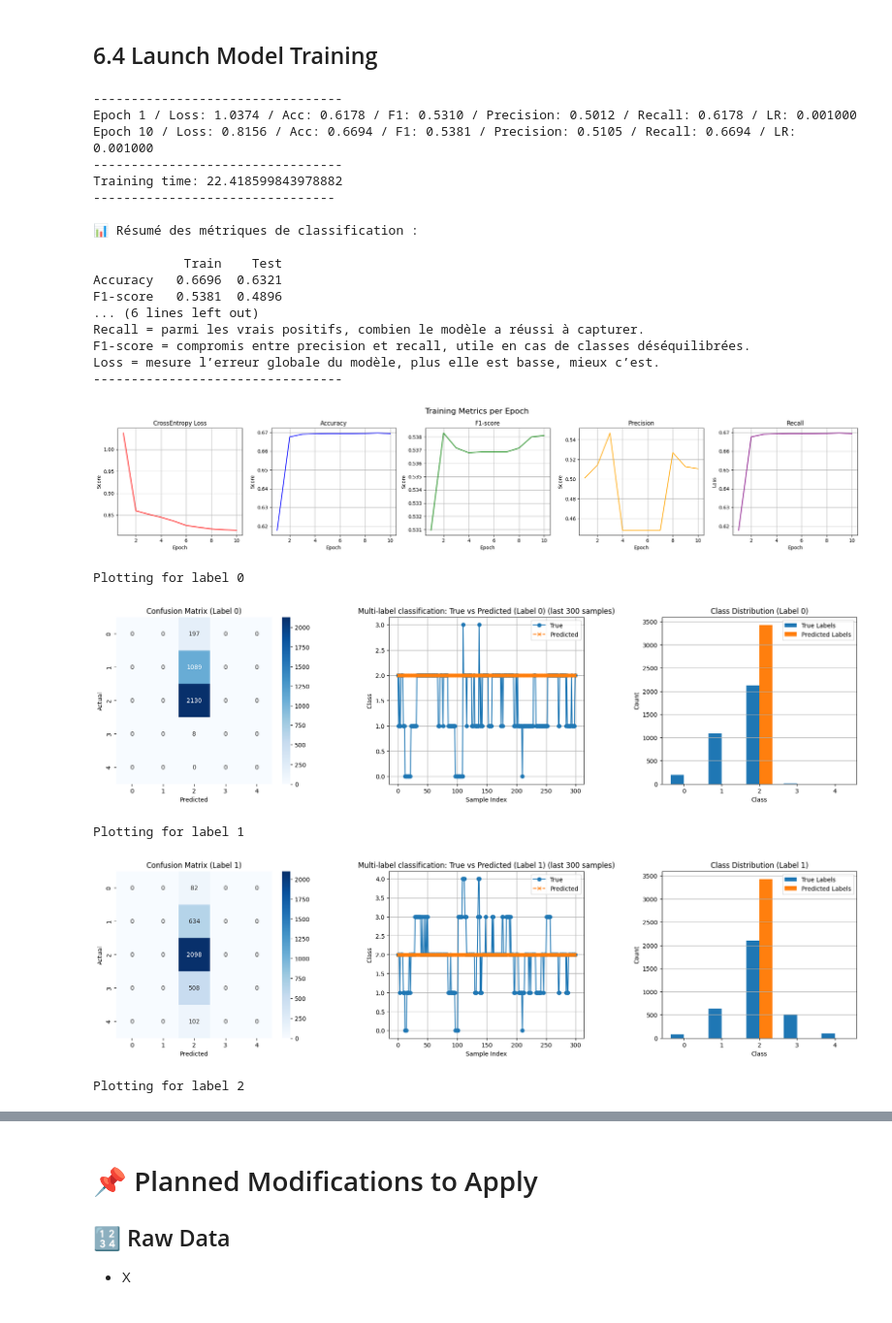
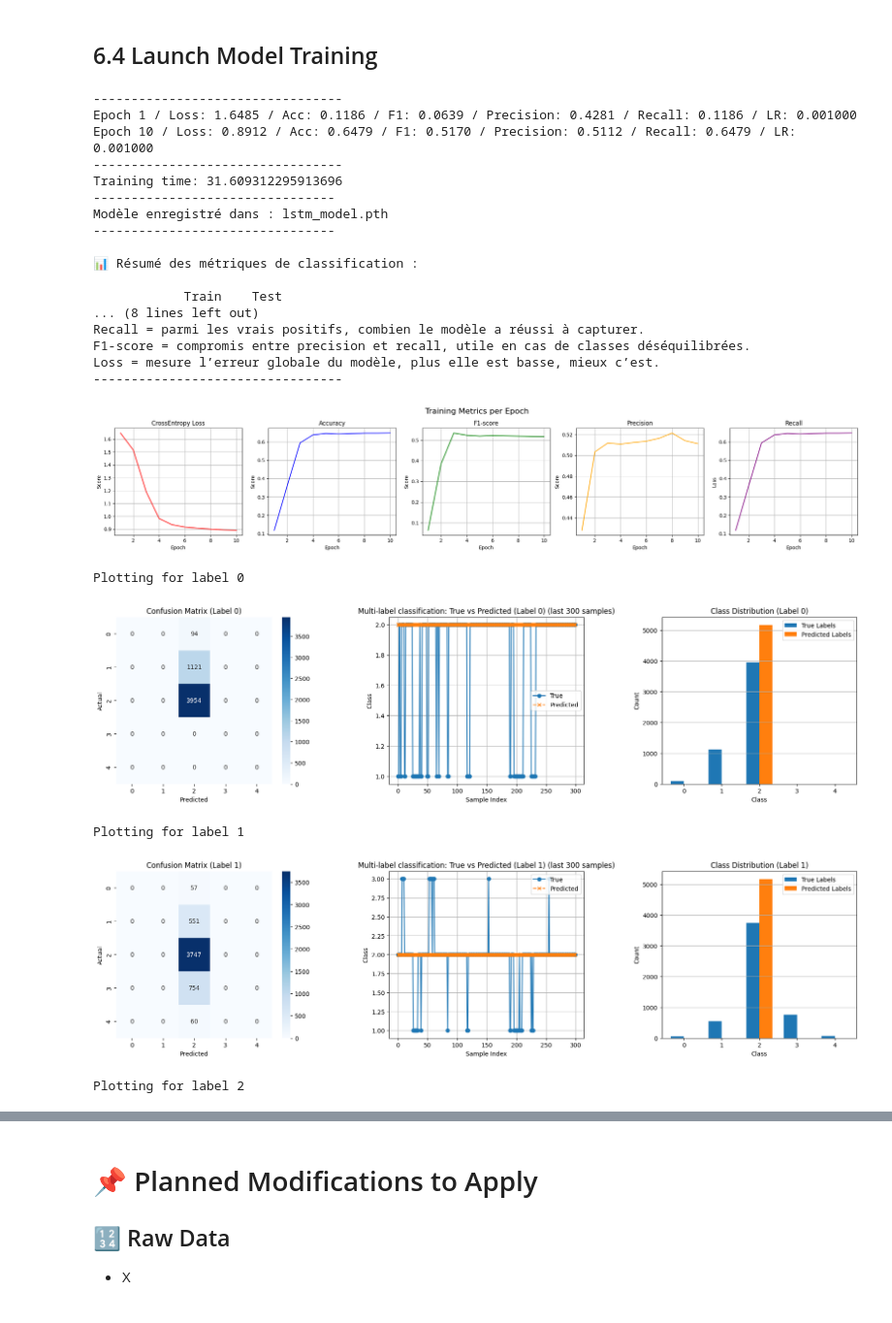
Before and after one commit to valerian-drmt/Trading_Projects, a Jupyter notebook: LSTM_Strategy.ipynb, the cells around one changed output, grey strips where cells are left out. Shown at 97% size. Cells and saved outputs as stored; diff of their text form; code cells hidden in the pictures.

```diff
--- a/LSTM_Strategy.ipynb
+++ b/LSTM_Strategy.ipynb
@@ -1146,7 +1146,7 @@ With_File = True
 symbols="BTCUSDT"
 start="2024-03-10"
 end="2024-04-20"
-interval="5m"
+interval="1m"
 
 #Features
 resample_period = '5min'
@@ -1169,7 +1169,7 @@ num_epochs = 10
 feature_dim = 4
 dropout_p = 0.3  # 30% dropout
 
-reserved_ram_gb = 3.0
+reserved_ram_gb = 1.0
 
 val_ratio = 0.2
 # %% [markdown]
@@ -1316,45 +1319,50 @@ training_time = time.time() - start_time
 print("---------------------------------")
 print(f"Training time: {training_time}")
 print("--------------------------------")
+#-------------------------------------------------------------------------------
 
+chemin_enregistrement = "lstm_model.pth" # Nom du fichier où enregistrer le modèle
+torch.save(model.state_dict(), chemin_enregistrement)
+print(f"Modèle enregistré dans : {chemin_enregistrement}")
+print("--------------------------------")
 #-------------------------------------------------------------------------------
 
 # Get Prediction
 y_test_pred, y_test_pred_list = model.get_pred(x_test)
 
 #-------------------------------------------------------------------------------
 
 # Affichage des métriques
 model.show_metrics(y_test,y_test_pred,y_test_pred_list)
 model.visualize_classification_results(
     y_true=y_test,
     y_pred=y_test_pred,
     n_categories=n_categories,
     sequence_title="Multi-label classification: True vs Predicted",
     max_points=300
 )
 #-------------------------------------------------------------------------------
 # %% [output]
 ---------------------------------
-Epoch 1 / Loss: 1.0374 / Acc: 0.6178 / F1: 0.5310 / Precision: 0.5012 / Recall: 0.6178 / LR: 0.001000
-Epoch 10 / Loss: 0.8156 / Acc: 0.6694 / F1: 0.5381 / Precision: 0.5105 / Recall: 0.6694 / LR: 0.001000
+Epoch 1 / Loss: 1.6485 / Acc: 0.1186 / F1: 0.0639 / Precision: 0.4281 / Recall: 0.1186 / LR: 0.001000
+Epoch 10 / Loss: 0.8912 / Acc: 0.6479 / F1: 0.5170 / Precision: 0.5112 / Recall: 0.6479 / LR: 0.001000
 ---------------------------------
-Training time: 22.418599843978882
+Training time: 31.609312295913696
+--------------------------------
+Modèle enregistré dans : lstm_model.pth
 --------------------------------
 
 📊 Résumé des métriques de classification :
 
             Train    Test
-Accuracy   0.6696  0.6321
-F1-score   0.5381  0.4896
-... (6 lines left out)
+... (8 lines left out)
 Recall = parmi les vrais positifs, combien le modèle a réussi à capturer.
 F1-score = compromis entre precision et recall, utile en cas de classes déséquilibrées.
 Loss = mesure l’erreur globale du modèle, plus elle est basse, mieux c’est.
 ---------------------------------
-[figure, old version]
+[figure, new version]
 Plotting for label 0
-[figure, old version]
+[figure, new version]
 Plotting for label 1
-[figure, old version]
+[figure, new version]
 Plotting for label 2
```
Also changed, not shown: parts of 4 cells of this notebook.
